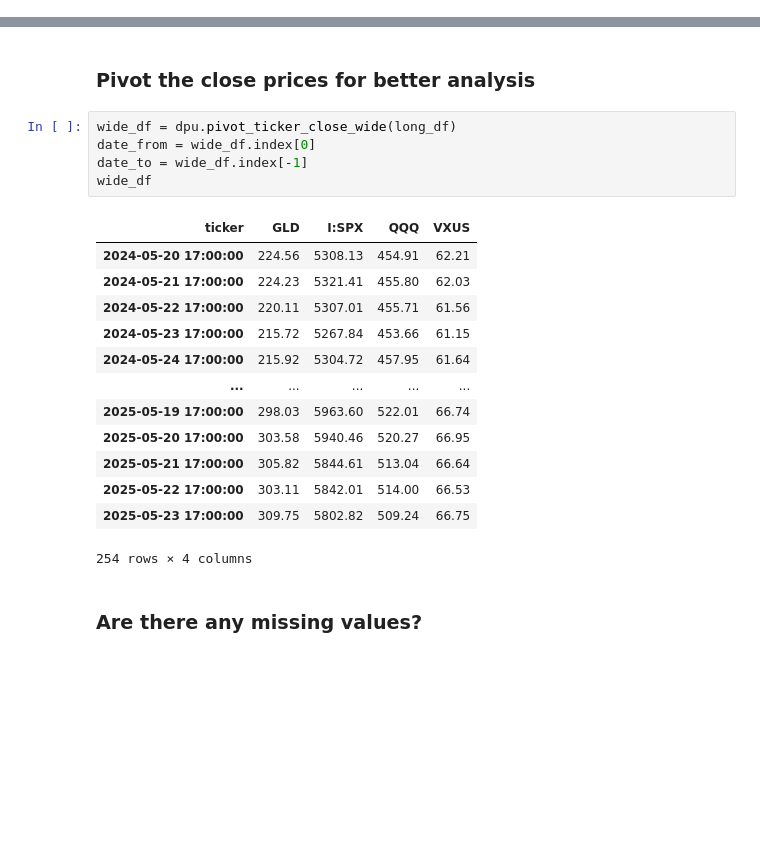
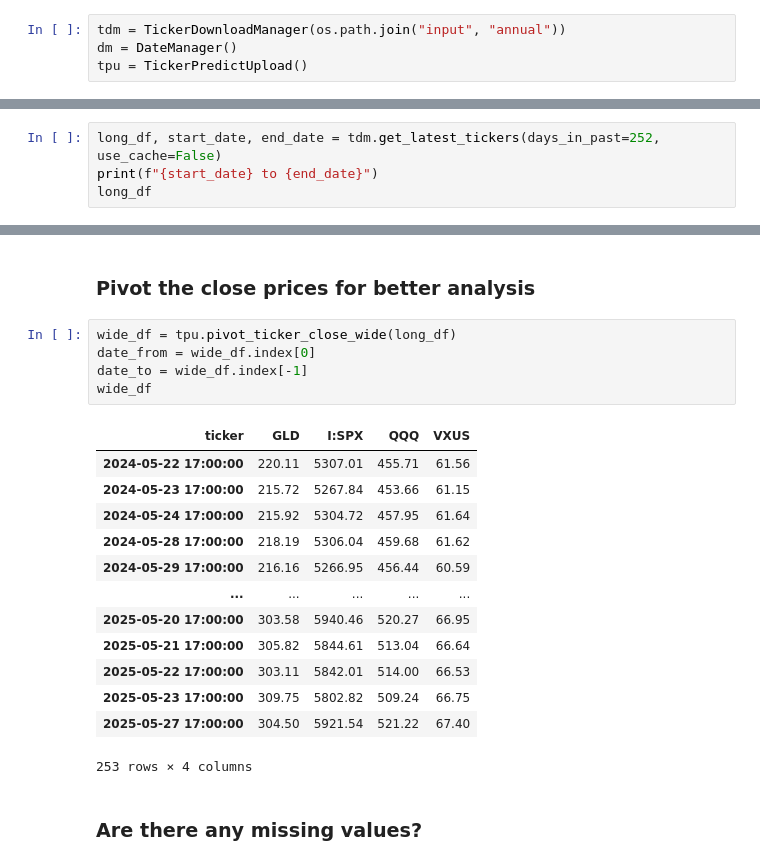
Before and after one commit to akey7/fuzzy-system-research, a Jupyter notebook: portfolio_optimization.ipynb, the cells around one changed output, grey strips where cells are left out. Drawn from its saved outputs; the diff is of its cells as text; blank space fills up the shorter version.

```diff
--- a/portfolio_optimization.ipynb
+++ b/portfolio_optimization.ipynb
@@ -23,2 +18,6 @@ D = len(tickers)
+# %%
+tdm = TickerDownloadManager(os.path.join("input", "annual"))
+dm = DateManager()
+tpu = TickerPredictUpload()
 # %% [markdown]
 ### Get the past year of ticker close prices
@@ -63,0 +24,4 @@ GLD. Acquired 1016 so far. Sleeping 5 seconds...
+# %%
+long_df, start_date, end_date = tdm.get_latest_tickers(days_in_past=252, use_cache=False)
+print(f"{start_date} to {end_date}")
+long_df
@@ -64,24 +48,24 @@ GLD. Acquired 1016 so far. Sleeping 5 seconds...
 # %% [markdown]
 ### Pivot the close prices for better analysis
 # %%
-wide_df = dpu.pivot_ticker_close_wide(long_df)
+wide_df = tpu.pivot_ticker_close_wide(long_df)
 date_from = wide_df.index[0]
 date_to = wide_df.index[-1]
 wide_df
 # %% [output]
 | ticker | GLD | I:SPX | QQQ | VXUS |
-| 2024-05-20 17:00:00 | 224.56 | 5308.13 | 454.91 | 62.21 |
-| 2024-05-21 17:00:00 | 224.23 | 5321.41 | 455.80 | 62.03 |
 | 2024-05-22 17:00:00 | 220.11 | 5307.01 | 455.71 | 61.56 |
 | 2024-05-23 17:00:00 | 215.72 | 5267.84 | 453.66 | 61.15 |
 | 2024-05-24 17:00:00 | 215.92 | 5304.72 | 457.95 | 61.64 |
+| 2024-05-28 17:00:00 | 218.19 | 5306.04 | 459.68 | 61.62 |
+| 2024-05-29 17:00:00 | 216.16 | 5266.95 | 456.44 | 60.59 |
 | ... | ... | ... | ... | ... |
-| 2025-05-19 17:00:00 | 298.03 | 5963.60 | 522.01 | 66.74 |
 | 2025-05-20 17:00:00 | 303.58 | 5940.46 | 520.27 | 66.95 |
 | 2025-05-21 17:00:00 | 305.82 | 5844.61 | 513.04 | 66.64 |
 | 2025-05-22 17:00:00 | 303.11 | 5842.01 | 514.00 | 66.53 |
 | 2025-05-23 17:00:00 | 309.75 | 5802.82 | 509.24 | 66.75 |
+| 2025-05-27 17:00:00 | 304.50 | 5921.54 | 521.22 | 67.40 |
-254 rows × 4 columns
+253 rows × 4 columns
 # %% [markdown]
 ### Are there any missing values?
 # %%
```
Also changed, not shown: parts of 21 cells of this notebook.
